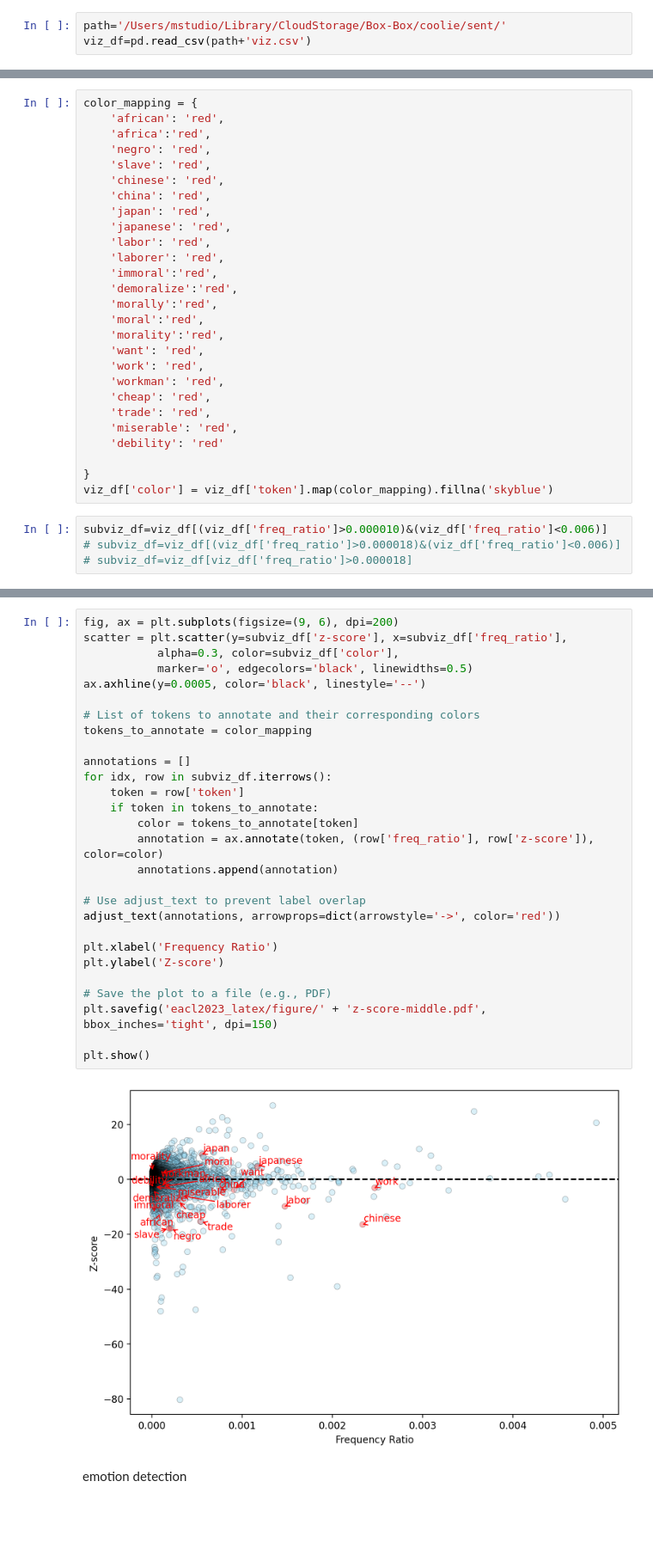
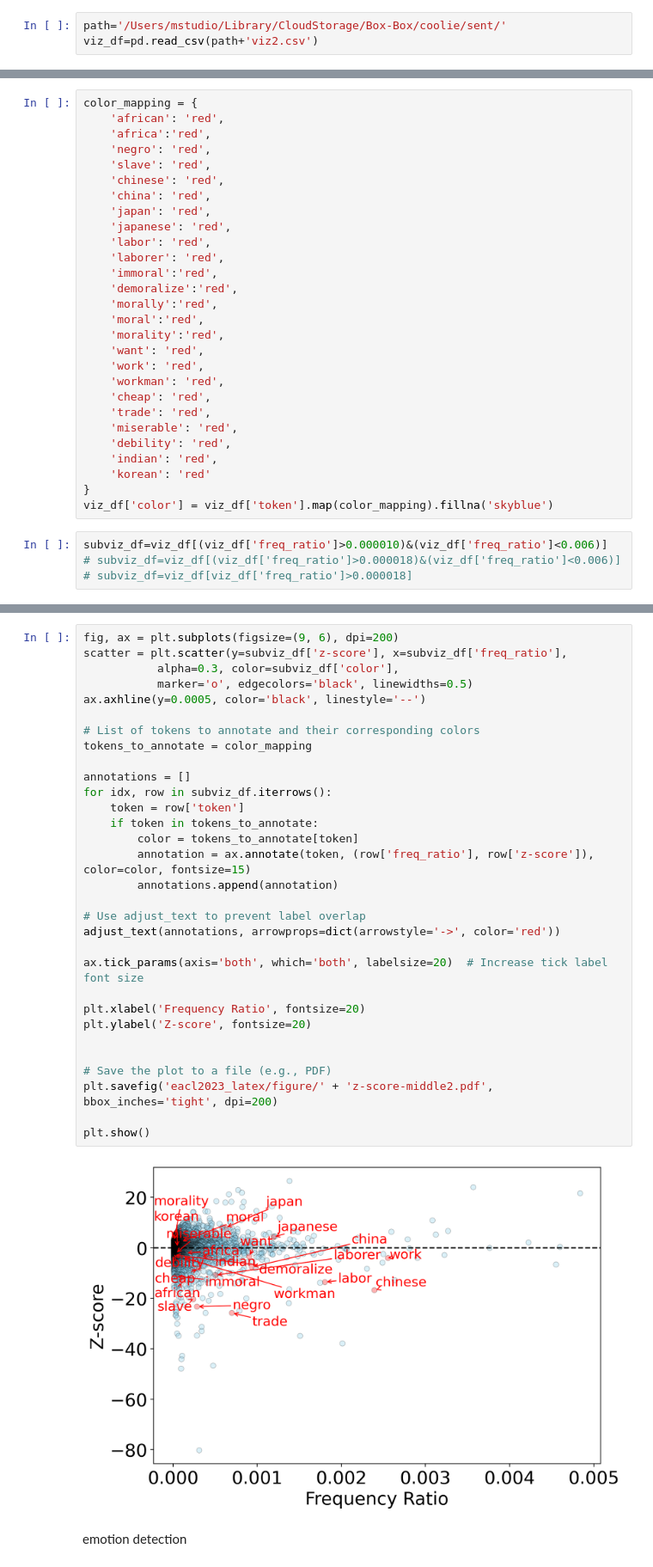
Before and after one commit to park-jay/coolie, a Jupyter notebook: log-odds.ipynb, the cells around one changed output, grey strips where cells are left out. Shown at 86% size. Cells and saved outputs as stored; diff of their text form; blank space fills up the shorter version.

```diff
--- a/log-odds.ipynb
+++ b/log-odds.ipynb
@@ -124,5 +123,5 @@ Name: freq_ratio, dtype: float64
 Visualization
 # %%
 path='/Users/mstudio/Library/CloudStorage/Box-Box/coolie/sent/'
-viz_df=pd.read_csv(path+'viz.csv')
+viz_df=pd.read_csv(path+'viz2.csv')
 # %%
@@ -153,8 +152,9 @@ color_mapping = {
     'cheap': 'red',
     'trade': 'red',
     'miserable': 'red',
-    'debility': 'red'
-
+    'debility': 'red',
+    'indian': 'red',
+    'korean': 'red'
 }
 viz_df['color'] = viz_df['token'].map(color_mapping).fillna('skyblue')
 # %%
@@ -169,33 +169,36 @@ subviz_df[subviz_df['token']=='morality']
 # %%
 fig, ax = plt.subplots(figsize=(9, 6), dpi=200)
 scatter = plt.scatter(y=subviz_df['z-score'], x=subviz_df['freq_ratio'],
            alpha=0.3, color=subviz_df['color'],
            marker='o', edgecolors='black', linewidths=0.5)
 ax.axhline(y=0.0005, color='black', linestyle='--')
 
 # List of tokens to annotate and their corresponding colors
 tokens_to_annotate = color_mapping
 
 annotations = []
 for idx, row in subviz_df.iterrows():
     token = row['token']
     if token in tokens_to_annotate:
         color = tokens_to_annotate[token]
-        annotation = ax.annotate(token, (row['freq_ratio'], row['z-score']), color=color)
+        annotation = ax.annotate(token, (row['freq_ratio'], row['z-score']), color=color, fontsize=15)
         annotations.append(annotation)
 
 # Use adjust_text to prevent label overlap
 adjust_text(annotations, arrowprops=dict(arrowstyle='->', color='red'))
 
-plt.xlabel('Frequency Ratio')
-plt.ylabel('Z-score')
+ax.tick_params(axis='both', which='both', labelsize=20)  # Increase tick label font size
+
+plt.xlabel('Frequency Ratio', fontsize=20)
+plt.ylabel('Z-score', fontsize=20)
+
 
 # Save the plot to a file (e.g., PDF)
-plt.savefig('eacl2023_latex/figure/' + 'z-score-middle.pdf', bbox_inches='tight', dpi=150)
+plt.savefig('eacl2023_latex/figure/' + 'z-score-middle2.pdf', bbox_inches='tight', dpi=200)
 
 plt.show()
 # %% [output]
-[figure, old version]
+[figure, new version]
 # %% [markdown]
 emotion detection
 # %%
```
Also changed, not shown: parts of 31 cells of this notebook, 27 other files.
